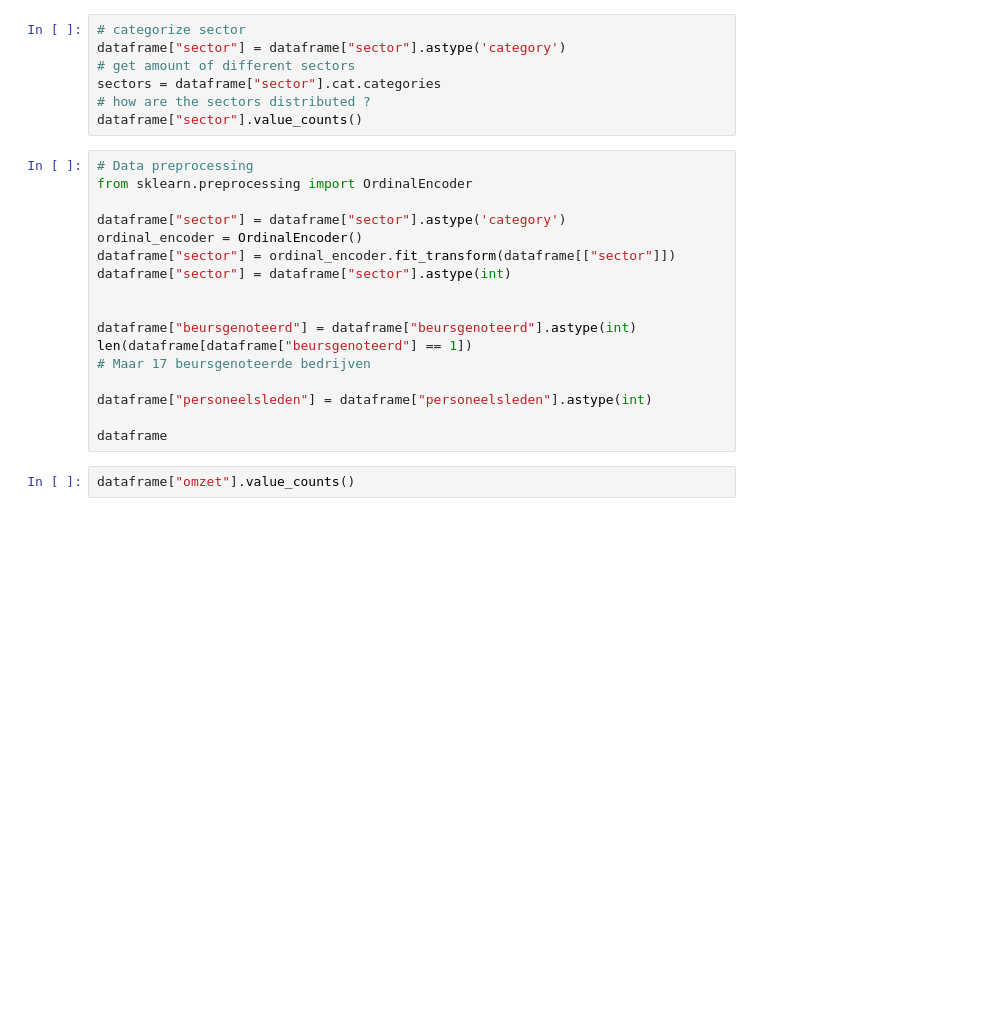
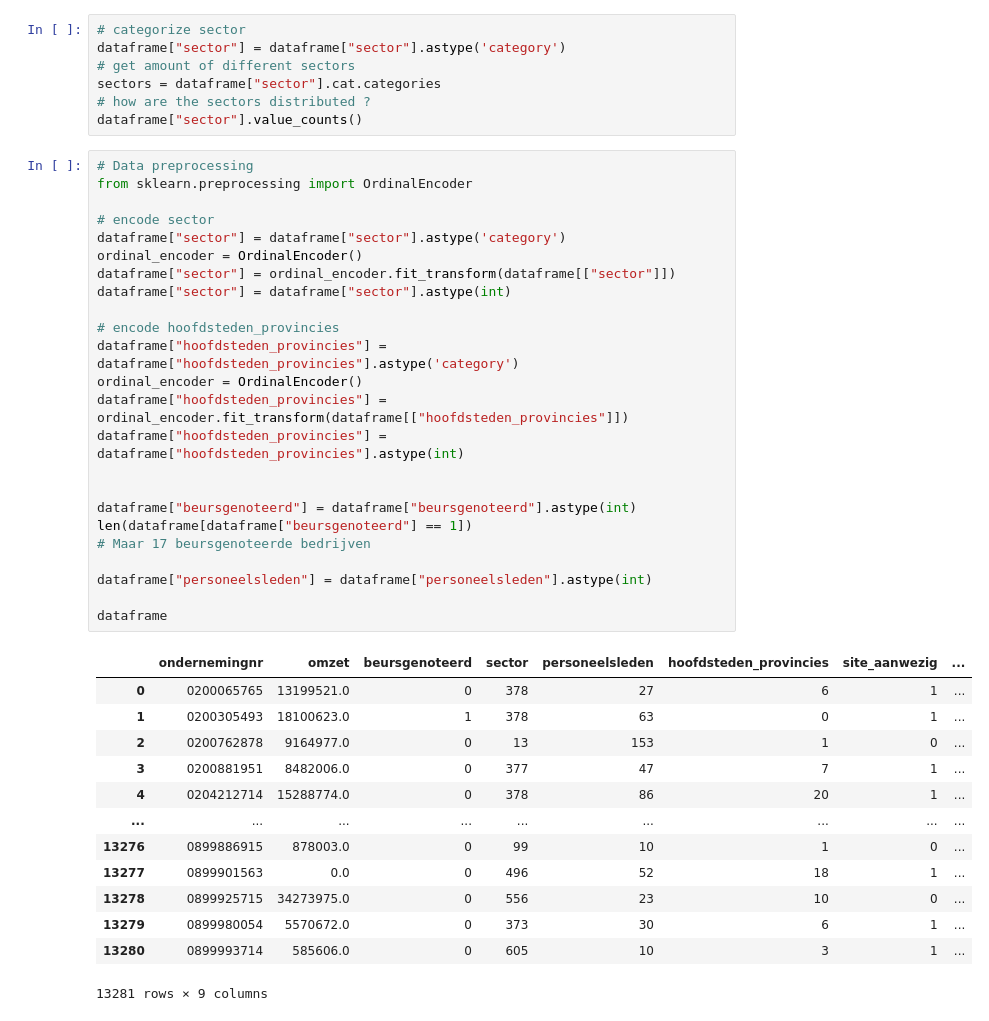
Before and after one commit to BrechtDeSchryver/DEP2G02, a Jupyter notebook: scripts/ml_model.ipynb, the cells around one changed output. Drawn from its saved outputs; the diff is of its cells as text; blank space fills up the shorter version.

```diff
--- a/scripts/ml_model.ipynb
+++ b/scripts/ml_model.ipynb
@@ -64,22 +64,41 @@ dataframe["sector"].value_counts()
 # %%
 # Data preprocessing
 from sklearn.preprocessing import OrdinalEncoder
 
+# encode sector
 dataframe["sector"] = dataframe["sector"].astype('category')
 ordinal_encoder = OrdinalEncoder()
 dataframe["sector"] = ordinal_encoder.fit_transform(dataframe[["sector"]])
 dataframe["sector"] = dataframe["sector"].astype(int)
+
+# encode hoofdsteden_provincies
+dataframe["hoofdsteden_provincies"] = dataframe["hoofdsteden_provincies"].astype('category')
+ordinal_encoder = OrdinalEncoder()
+dataframe["hoofdsteden_provincies"] = ordinal_encoder.fit_transform(dataframe[["hoofdsteden_provincies"]])
+dataframe["hoofdsteden_provincies"] = dataframe["hoofdsteden_provincies"].astype(int)
 
 
 dataframe["beursgenoteerd"] = dataframe["beursgenoteerd"].astype(int)
 len(dataframe[dataframe["beursgenoteerd"] == 1])
 # Maar 17 beursgenoteerde bedrijven
 
 dataframe["personeelsleden"] = dataframe["personeelsleden"].astype(int)
 
 dataframe
+# %% [output]
+|  | ondernemingnr | omzet | beursgenoteerd | sector | personeelsleden | hoofdsteden_provincies | site_aanwezig | ... |
+| 0 | 0200065765 | 13199521.0 | 0 | 378 | 27 | 6 | 1 | ... |
+| 1 | 0200305493 | 18100623.0 | 1 | 378 | 63 | 0 | 1 | ... |
+| 2 | 0200762878 | 9164977.0 | 0 | 13 | 153 | 1 | 0 | ... |
+| 3 | 0200881951 | 8482006.0 | 0 | 377 | 47 | 7 | 1 | ... |
+| 4 | 0204212714 | 15288774.0 | 0 | 378 | 86 | 20 | 1 | ... |
+| ... | ... | ... | ... | ... | ... | ... | ... | ... |
+| 13276 | 0899886915 | 878003.0 | 0 | 99 | 10 | 1 | 0 | ... |
+| 13277 | 0899901563 | 0.0 | 0 | 496 | 52 | 18 | 1 | ... |
+| 13278 | 0899925715 | 34273975.0 | 0 | 556 | 23 | 10 | 0 | ... |
+| 13279 | 0899980054 | 5570672.0 | 0 | 373 | 30 | 6 | 1 | ... |
+| 13280 | 0899993714 | 585606.0 | 0 | 605 | 10 | 3 | 1 | ... |
+13281 rows × 9 columns
-# %%
-dataframe["omzet"].value_counts()
 # %%
 # plot correlation matrix
 import matplotlib.pyplot as plt
```
Also changed, not shown: parts of 4 cells of this notebook.
